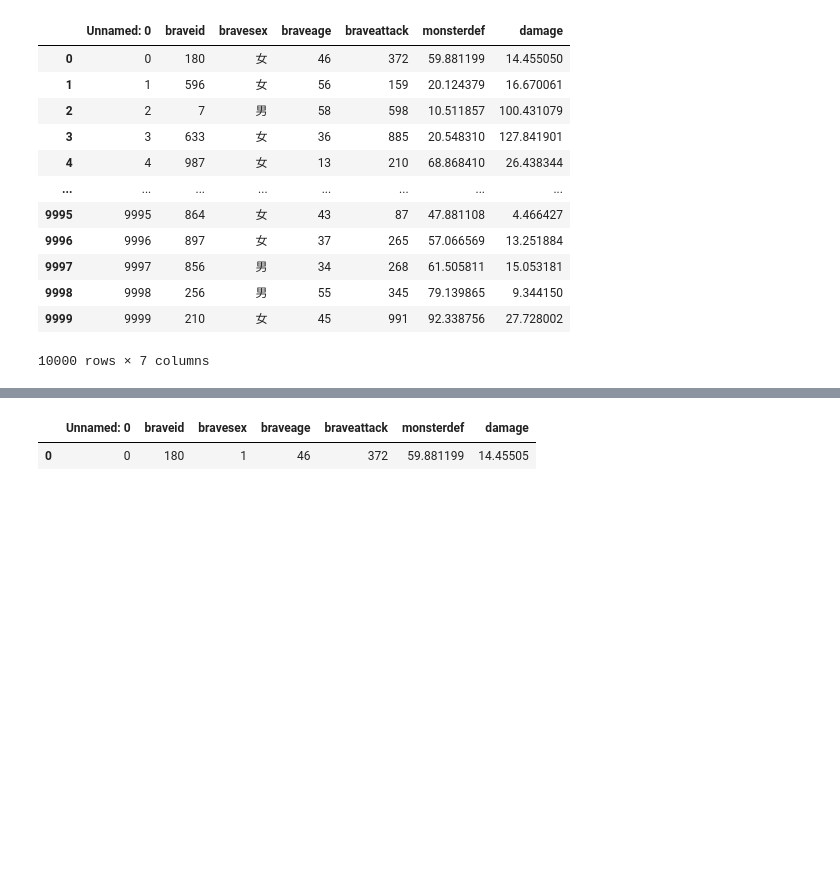
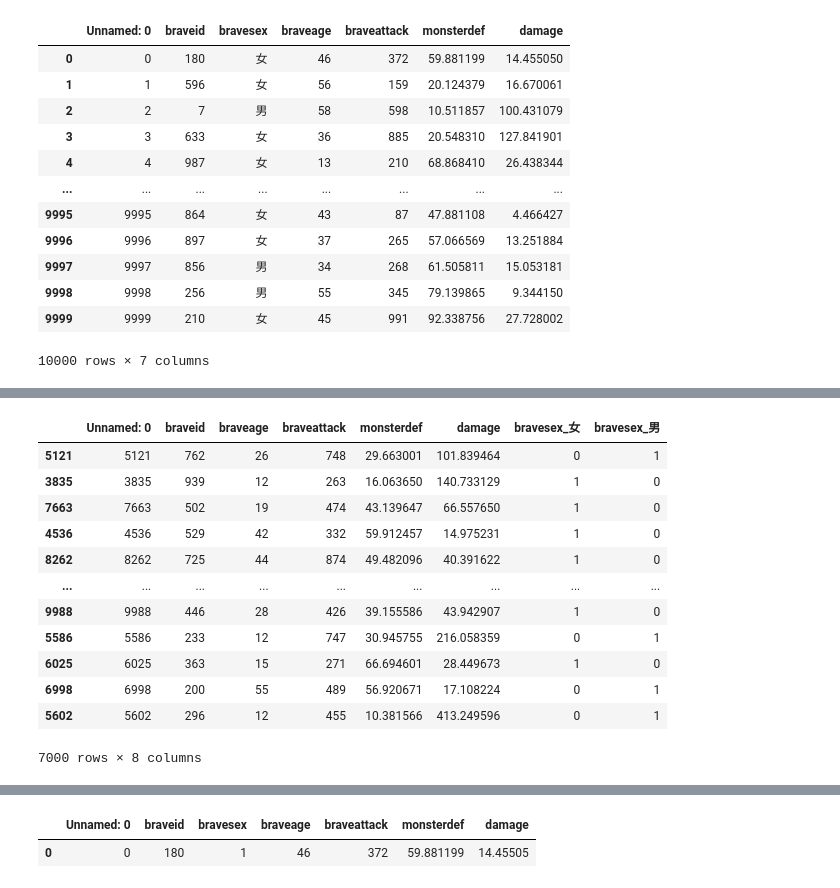
Before and after one commit to t-akzw/aws-samples, a Jupyter notebook: dd/第7回ちょっぴりDD事前準備.ipynb, the cells around one changed output, grey strips where cells are left out. Drawn from its saved outputs; the diff is of its cells as text; code cells hidden in the pictures; blank space fills up the shorter version.

```diff
--- a/dd/第7回ちょっぴりDD事前準備.ipynb
+++ b/dd/第7回ちょっぴりDD事前準備.ipynb
@@ -284,0 +233,18 @@ damage
+# %%
+train_data, validation_data, test_data = np.split(model_data.sample(frac=1, random_state=1729), [int(0.7 * len(model_data)), int(0.9 * len(model_data))])
+# %%
+train_data
+# %% [output]
+|  | Unnamed: 0 | braveid | braveage | braveattack | monsterdef | damage | bravesex_女 | bravesex_男 |
+| 5121 | 5121 | 762 | 26 | 748 | 29.663001 | 101.839464 | 0 | 1 |
+| 3835 | 3835 | 939 | 12 | 263 | 16.063650 | 140.733129 | 1 | 0 |
+| 7663 | 7663 | 502 | 19 | 474 | 43.139647 | 66.557650 | 1 | 0 |
+| 4536 | 4536 | 529 | 42 | 332 | 59.912457 | 14.975231 | 1 | 0 |
+| 8262 | 8262 | 725 | 44 | 874 | 49.482096 | 40.391622 | 1 | 0 |
+| ... | ... | ... | ... | ... | ... | ... | ... | ... |
+| 9988 | 9988 | 446 | 28 | 426 | 39.155586 | 43.942907 | 1 | 0 |
+| 5586 | 5586 | 233 | 12 | 747 | 30.945755 | 216.058359 | 0 | 1 |
+| 6025 | 6025 | 363 | 15 | 271 | 66.694601 | 28.449673 | 1 | 0 |
+| 6998 | 6998 | 200 | 55 | 489 | 56.920671 | 17.108224 | 0 | 1 |
+| 5602 | 5602 | 296 | 12 | 455 | 10.381566 | 413.249596 | 0 | 1 |
+7000 rows × 8 columns
```
Also changed, not shown: parts of 14 cells of this notebook, 2 other files.
